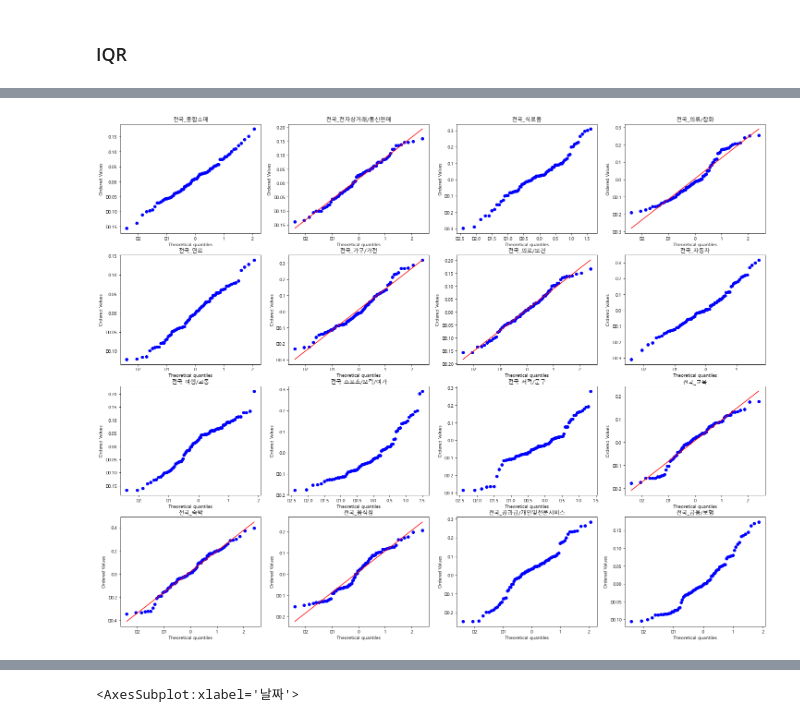
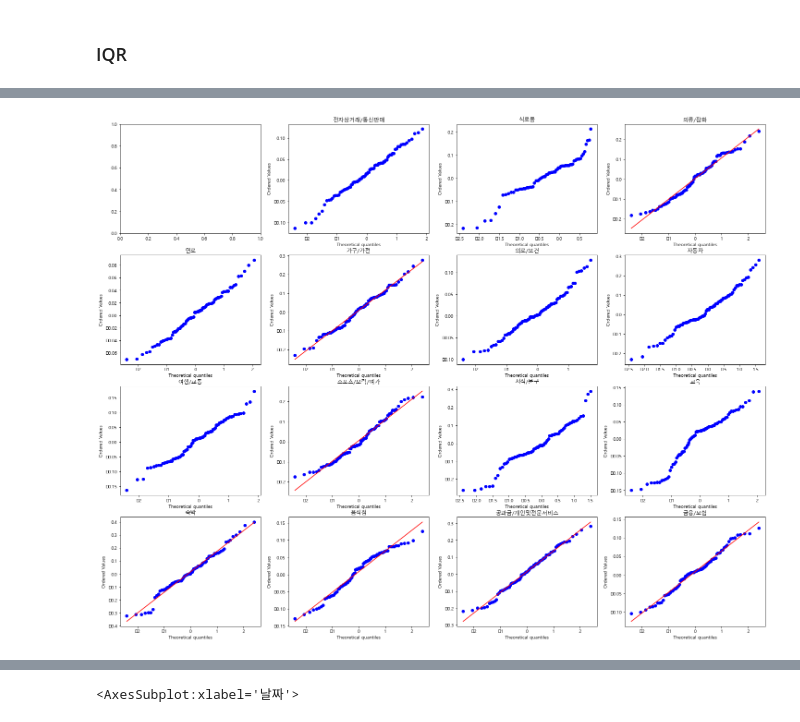
Before and after one commit to KJH3024/test, a Jupyter notebook: 프로젝트1/전국_카드.ipynb, the cells around one changed output, grey strips where cells are left out. Drawn from its saved outputs; the diff is of its cells as text; code cells hidden in the pictures.

```diff
--- a/프로젝트1/전국_카드.ipynb
+++ b/프로젝트1/전국_카드.ipynb
@@ -457,18 +499,18 @@ plt.show()
 cols = []
 
 total_df1_iqr = total_df1.copy()
-total_df1_iqr = total_df1_iqr[['전국_종합소매','전국_전자상거래/통신판매', '전국_식료품','전국_의류/잡화',
-'전국_연료','전국_가구/가전', '전국_의료/보건', '전국_자동차', '전국_여행/교통', '전국_스포츠/오락/여가', '전국_서적/문구', '전국_교육','전국_숙박','전국_음식점'
-,'전국_공과금/개인및전문서비스', '전국_금융/보험']]
+total_df1_iqr = total_df1_iqr[['전자상거래/통신판매', '식료품','의류/잡화',
+'연료','가구/가전', '의료/보건', '자동차', '여행/교통', '스포츠/오락/여가', '서적/문구', '교육','숙박','음식점'
+,'공과금/개인및전문서비스', '금융/보험']]
 cols.append([col for col in total_df1_iqr])
 
-Q1 = total_df1_iqr[['전국_종합소매','전국_전자상거래/통신판매', '전국_식료품','전국_의류/잡화',
-'전국_연료','전국_가구/가전', '전국_의료/보건', '전국_자동차', '전국_여행/교통', '전국_스포츠/오락/여가', '전국_서적/문구', '전국_교육','전국_숙박','전국_음식점'
-,'전국_공과금/개인및전문서비스', '전국_금융/보험']].quantile(q=0.25)
+Q1 = total_df1_iqr[['전자상거래/통신판매', '식료품','의류/잡화',
+'연료','가구/가전', '의료/보건', '자동차', '여행/교통', '스포츠/오락/여가', '서적/문구', '교육','숙박','음식점'
+,'공과금/개인및전문서비스', '금융/보험']].quantile(q=0.25)
 
-Q3 = total_df1_iqr[['전국_종합소매','전국_전자상거래/통신판매', '전국_식료품','전국_의류/잡화',
-'전국_연료','전국_가구/가전', '전국_의료/보건', '전국_자동차', '전국_여행/교통', '전국_스포츠/오락/여가', '전국_서적/문구', '전국_교육','전국_숙박','전국_음식점'
-,'전국_공과금/개인및전문서비스', '전국_금융/보험']].quantile(q=0.75)
+Q3 = total_df1_iqr[['전자상거래/통신판매', '식료품','의류/잡화',
+'연료','가구/가전', '의료/보건', '자동차', '여행/교통', '스포츠/오락/여가', '서적/문구', '교육','숙박','음식점'
+,'공과금/개인및전문서비스', '금융/보험']].quantile(q=0.75)
 
 IQR = Q3 - Q1
 for i in cols:
@@ -502,45 +607,44 @@ plt.show()
 # %%
 from matplotlib.pyplot import imread
 
 
 
 fig, axes = plt.subplots(4, 4)
 fig.set_size_inches((25,20))
 
-stats.probplot(total_df1_iqr["전국_종합소매"], dist=stats.norm, plot=axes[0,0])
-axes[0,0].title.set_text("전국_종합소매")
-stats.probplot(total_df1_iqr["전국_전자상거래/통신판매"], dist=stats.norm, plot=axes[0,1])
-axes[0,1].title.set_text("전국_전자상거래/통신판매")
-stats.probplot(total_df1_iqr["전국_식료품"], dist=stats.norm, plot=axes[0,2])
-axes[0,2].title.set_text("전국_식료품")
-stats.probplot(total_df1_iqr["전국_의류/잡화"], dist=stats.norm, plot=axes[0,3])
-axes[0,3].title.set_text("전국_의류/잡화")
-stats.probplot(total_df1_iqr["전국_연료"], dist=stats.norm, plot=axes[1,0])
-axes[1,0].title.set_text("전국_연료")
-stats.probplot(total_df1_iqr["전국_가구/가전"], dist=stats.norm, plot=axes[1,1])
-axes[1,1].title.set_text("전국_가구/가전")
-stats.probplot(total_df1_iqr["전국_의료/보건"], dist=stats.norm, plot=axes[1,2])
-axes[1,2].title.set_text("전국_의료/보건")
-stats.probplot(total_df1_iqr["전국_자동차"], dist=stats.norm, plot=axes[1,3])
-axes[1,3].title.set_text("전국_자동차")
-stats.probplot(total_df1_iqr["전국_여행/교통"], dist=stats.norm, plot=axes[2,0])
-axes[2,0].title.set_text("전국_여행/교통")
-stats.probplot(total_df1_iqr["전국_스포츠/오락/여가"], dist=stats.norm, plot=axes[2,1])
-axes[2,1].title.set_text("전국_스포츠/오락/여가")
-stats.probplot(total_df1_iqr["전국_서적/문구"], dist=stats.norm, plot=axes[2,2])
-axes[2,2].title.set_text("전국_서적/문구")
-stats.probplot(total_df1_iqr["전국_교육"], dist=stats.norm, plot=axes[2,3])
-axes[2,3].title.set_text("전국_교육")
-stats.probplot(total_df1_iqr["전국_숙박"], dist=stats.norm, plot=axes[3,0])
-axes[3,0].title.set_text("전국_숙박")
-stats.probplot(total_df1_iqr["전국_음식점"], dist=stats.norm, plot=axes[3,1])
-axes[3,1].title.set_text("전국_음식점")
-stats.probplot(total_df1_iqr['전국_공과금/개인및전문서비스'], dist=stats.norm, plot=axes[3,2])
-axes[3,2].title.set_text("전국_공과금/개인및전문서비스")
-stats.probplot(total_df1_iqr['전국_금융/보험'], dist=stats.norm, plot=axes[3,3])
-axes[3,3].title.set_text("전국_금융/보험")
+
+stats.probplot(total_df1_iqr["전자상거래/통신판매"], dist=stats.norm, plot=axes[0,1])
+axes[0,1].title.set_text("전자상거래/통신판매")
+stats.probplot(total_df1_iqr["식료품"], dist=stats.norm, plot=axes[0,2])
+axes[0,2].title.set_text("식료품")
+stats.probplot(total_df1_iqr["의류/잡화"], dist=stats.norm, plot=axes[0,3])
+axes[0,3].title.set_text("의류/잡화")
+stats.probplot(total_df1_iqr["연료"], dist=stats.norm, plot=axes[1,0])
+axes[1,0].title.set_text("연료")
+stats.probplot(total_df1_iqr["가구/가전"], dist=stats.norm, plot=axes[1,1])
+axes[1,1].title.set_text("가구/가전")
+stats.probplot(total_df1_iqr["의료/보건"], dist=stats.norm, plot=axes[1,2])
+axes[1,2].title.set_text("의료/보건")
+stats.probplot(total_df1_iqr["자동차"], dist=stats.norm, plot=axes[1,3])
+axes[1,3].title.set_text("자동차")
+stats.probplot(total_df1_iqr["여행/교통"], dist=stats.norm, plot=axes[2,0])
+axes[2,0].title.set_text("여행/교통")
+stats.probplot(total_df1_iqr["스포츠/오락/여가"], dist=stats.norm, plot=axes[2,1])
+axes[2,1].title.set_text("스포츠/오락/여가")
+stats.probplot(total_df1_iqr["서적/문구"], dist=stats.norm, plot=axes[2,2])
+axes[2,2].title.set_text("서적/문구")
+stats.probplot(total_df1_iqr["교육"], dist=stats.norm, plot=axes[2,3])
+axes[2,3].title.set_text("교육")
+stats.probplot(total_df1_iqr["숙박"], dist=stats.norm, plot=axes[3,0])
+axes[3,0].title.set_text("숙박")
+stats.probplot(total_df1_iqr["음식점"], dist=stats.norm, plot=axes[3,1])
+axes[3,1].title.set_text("음식점")
+stats.probplot(total_df1_iqr['공과금/개인및전문서비스'], dist=stats.norm, plot=axes[3,2])
+axes[3,2].title.set_text("공과금/개인및전문서비스")
+stats.probplot(total_df1_iqr['금융/보험'], dist=stats.norm, plot=axes[3,3])
+axes[3,3].title.set_text("금융/보험")
 
 plt.show()
 # %% [output]
-[figure, old version]
+[figure, new version]
 # %%
```
Also changed, not shown: parts of 27 cells of this notebook.
